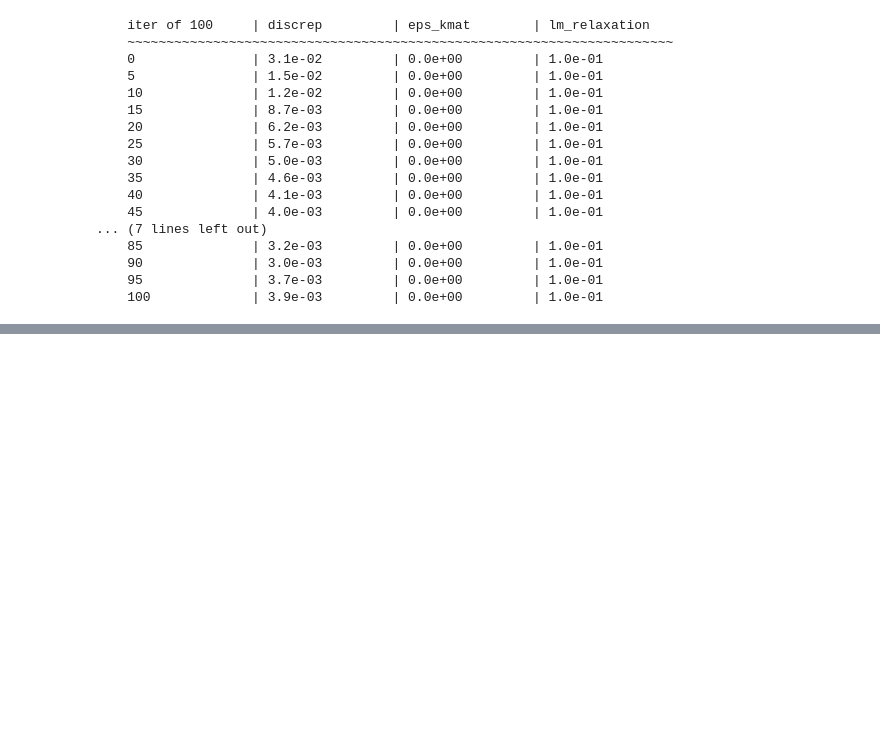
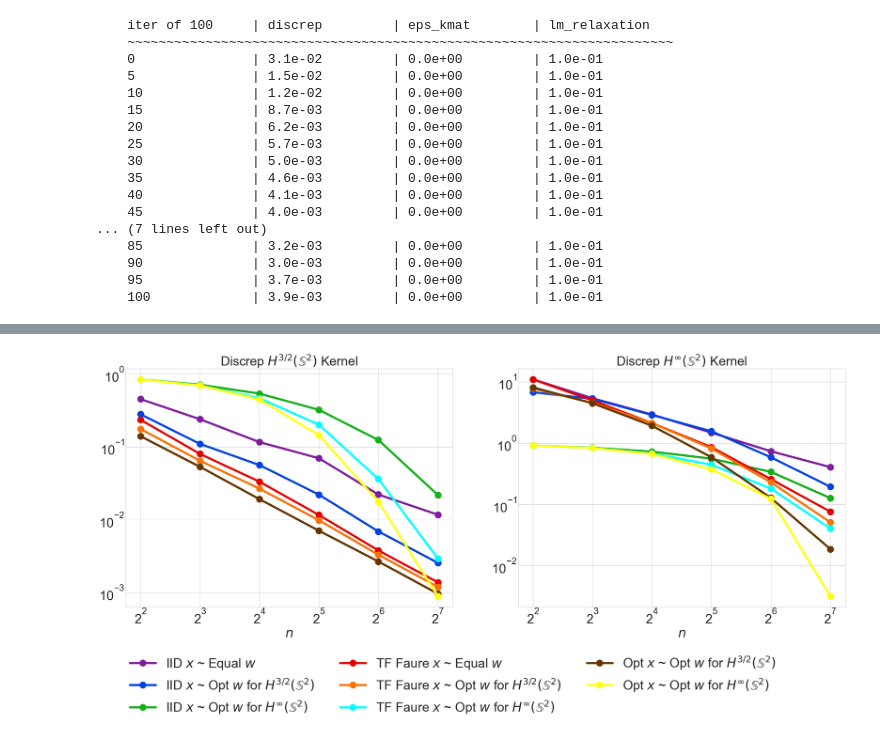
Before and after one commit to alegresor/rmatqmcpy, a Jupyter notebook: examples.ipynb, the cells around one changed output, grey strips where cells are left out. Drawn from its saved outputs; the diff is of its cells as text; code cells hidden in the pictures; blank space fills up the shorter version.

Commit message:
add discrepancy plot by n

```diff
--- a/examples.ipynb
+++ b/examples.ipynb
@@ -137,7 +141,7 @@ def opt_points_weights(
         rhs = torch.einsum("ij,i->j",J,resid) # (Q,),  vectorized J^* resid
         delta = torch.cholesky_solve(rhs[:,None],L,upper=False)[:,0] # (R,Q), (J^* J + lm_relaxation I)^{-1} J^* resid
         u += lm_lr*delta # update theta
-    print()
+    if verbose: print()
     return x,w
 opt_points_weights(
     n = 2**7,
@@ -268,0 +279,26 @@ discreps
+# %%
+sphere_funcs = [
+    [r"IID $x$ ~ Equal $w$", get_sphere_iid_x_equal_w],
+    [r"IID $x$ ~ Opt $w$ for $H^{3/2}(\mathbb{S}^2)$", get_sphere_iid_x_opt_w_A],
+    [r"IID $x$ ~ Opt $w$ for $H^\infty(\mathbb{S}^2)$", get_sphere_iid_x_opt_w_B],
+    [r"TF Faure $x$ ~ Equal $w$", get_sphere_ldtf_x_equal_w],
+    [r"TF Faure $x$ ~ Opt $w$ for $H^{3/2}(\mathbb{S}^2)$", get_sphere_ldtf_x_opt_w_A],
+    [r"TF Faure $x$ ~ Opt $w$ for $H^\infty(\mathbb{S}^2)$", get_sphere_ldtf_x_opt_w_B],
+    [r"Opt $x$ ~ Opt $w$ for $H^{3/2}(\mathbb{S}^2)$", get_sphere_opt_x_opt_w_A],
+    [r"Opt $x$ ~ Opt $w$ for $H^\infty(\mathbb{S}^2)$", get_sphere_opt_x_opt_w_B],
+]
+n = torch.tensor([2**2,2**3,2**4,2**5,2**6,2**7])
+trials = 5
+seeds = [i for i in range(trials)]
+discreps_a = torch.empty((len(sphere_funcs),len(n),trials))
+discreps_b = torch.empty((len(sphere_funcs),len(n),trials))
+t0 = time.perf_counter()
+for i,(key,sphere_func) in enumerate(sphere_funcs):
+    print(key)
+    for j in range(len(n)):
+        print("    n = %d"%n[j])
+        for t in range(trials):
+            x,w = sphere_func(n=n[j],seed=seeds[t],verbose=False)
+            discreps_a[i,j,t] = float(discrepancy(kernel_sphere_a,x,w).cpu())
+            discreps_b[i,j,t] = float(discrepancy(kernel_sphere_b,x,w).cpu())
+            print("        trial %-10d time %-10.1f discrep_a %-10.1e discrep_b %-10.1e"%(t,time.perf_counter()-t0,discreps_a[i,j,t],discreps_b[i,j,t]))
@@ -268,0 +323,14 @@ discreps
+# %%
+fig,ax = pyplot.subplots(nrows=1,ncols=2,figsize=(PW,PW/3),sharex=True,sharey=False)
+for i,(key,sphere_func) in enumerate(sphere_funcs):
+    ax[0].plot(n,discreps_a[i].median(-1).values,"-o",color=COLORS[i],label=key)
+    ax[1].plot(n,discreps_b[i].median(-1).values,"-o",color=COLORS[i])
+ax[0].legend(frameon=False,ncols=3,loc="lower center",bbox_to_anchor=(1,-.5))
+ax[0].set_title(r"Discrep $H^{3/2}(\mathbb{S}^2)$ Kernel")
+ax[1].set_title(r"Discrep $H^\infty(\mathbb{S}^2)$ Kernel")
+for i in range(2):
+    ax[i].set_yscale("log",base=10)
+    ax[i].set_xscale("log",base=2)
+    ax[i].set_xlabel(r"$n$")
+# %% [output]
+[figure, added]
```
Also changed, not shown: parts of 10 cells of this notebook.
